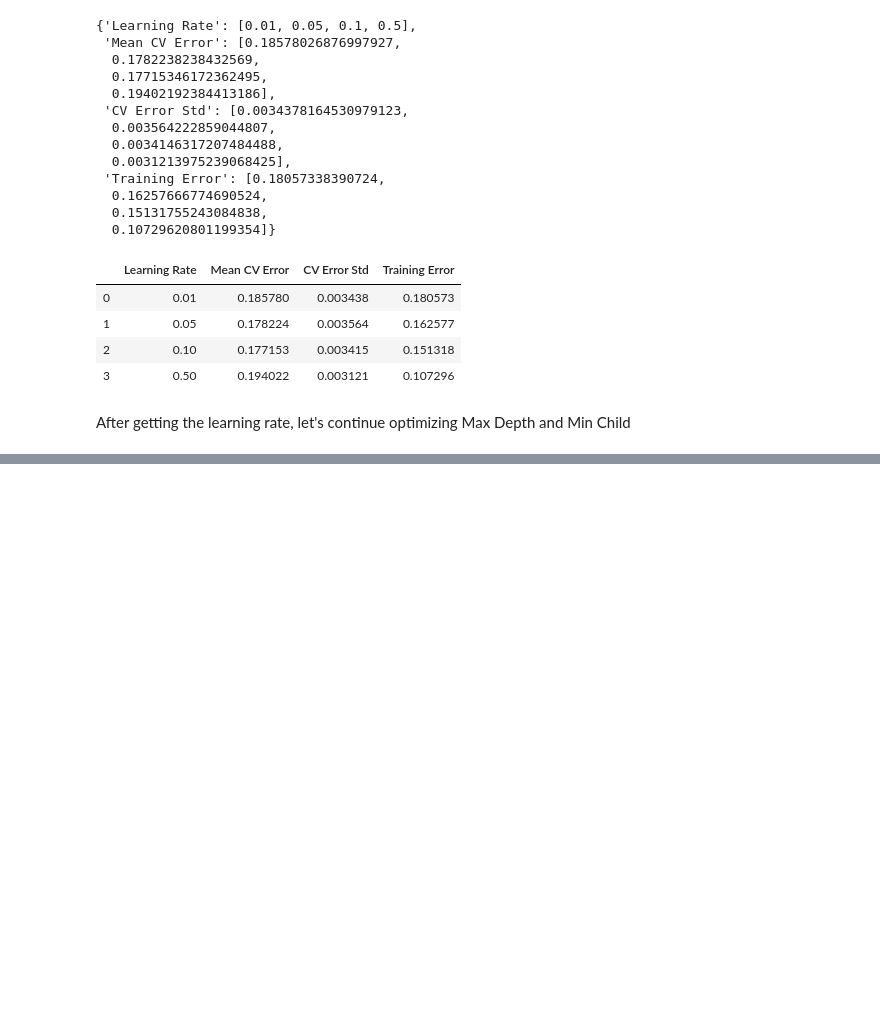
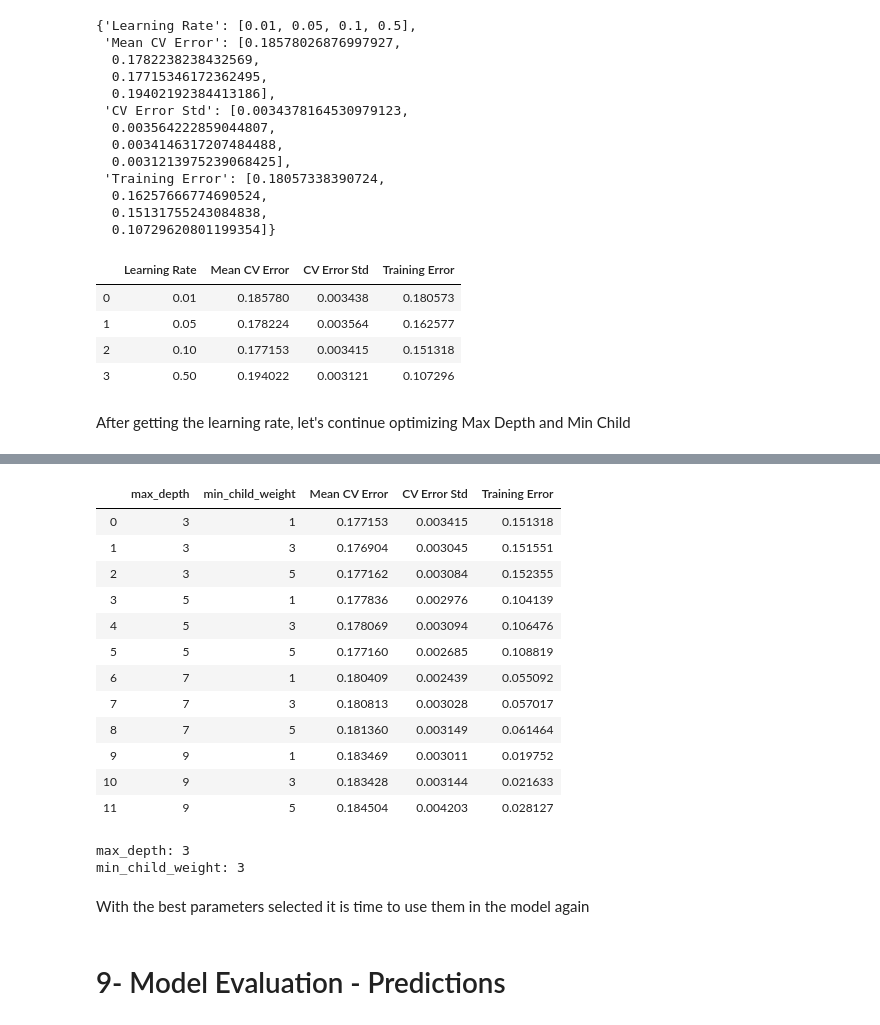
Before and after one commit to roslynbs/DataSciencewithPython, a Jupyter notebook: capstone_RoslynBadilla.ipynb, the cells around one changed output, grey strips where cells are left out. Saved outputs shown, nothing was run; the diff lists cells and outputs as text; code cells hidden in the pictures; blank space fills up the shorter version.

```diff
--- a/capstone_RoslynBadilla.ipynb
+++ b/capstone_RoslynBadilla.ipynb
@@ -789,0 +812,29 @@ for md in params2['max_depth']:
+# %%
+xgb_tuning_2 = pd.DataFrame(d)
+xgb_tuning_2
+# %% [output]
+|  | max_depth | min_child_weight | Mean CV Error | CV Error Std | Training Error |
+| 0 | 3 | 1 | 0.177153 | 0.003415 | 0.151318 |
+| 1 | 3 | 3 | 0.176904 | 0.003045 | 0.151551 |
+| 2 | 3 | 5 | 0.177162 | 0.003084 | 0.152355 |
+| 3 | 5 | 1 | 0.177836 | 0.002976 | 0.104139 |
+| 4 | 5 | 3 | 0.178069 | 0.003094 | 0.106476 |
+| 5 | 5 | 5 | 0.177160 | 0.002685 | 0.108819 |
+| 6 | 7 | 1 | 0.180409 | 0.002439 | 0.055092 |
+| 7 | 7 | 3 | 0.180813 | 0.003028 | 0.057017 |
+| 8 | 7 | 5 | 0.181360 | 0.003149 | 0.061464 |
+| 9 | 9 | 1 | 0.183469 | 0.003011 | 0.019752 |
+| 10 | 9 | 3 | 0.183428 | 0.003144 | 0.021633 |
+| 11 | 9 | 5 | 0.184504 | 0.004203 | 0.028127 |
+# %%
+#optimal parameters
+best = xgb_tuning_2.iloc[xgb_tuning_2.idxmin()['Mean CV Error']]
+print('max_depth: {}'.format(int(best['max_depth'])))
+print('min_child_weight: {}'.format(int(best['min_child_weight'])))
+# %% [output]
+max_depth: 3
+min_child_weight: 3
+# %% [markdown]
+With the best parameters selected it is time to use them in the model again
+# %% [markdown]
+# 9- Model Evaluation - Predictions
```
Also changed, not shown: parts of 11 cells of this notebook.
